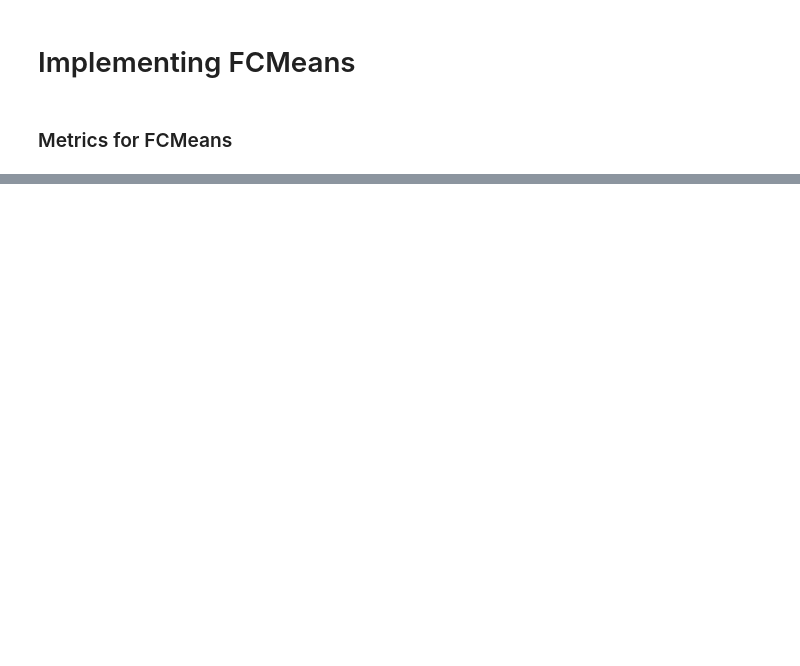
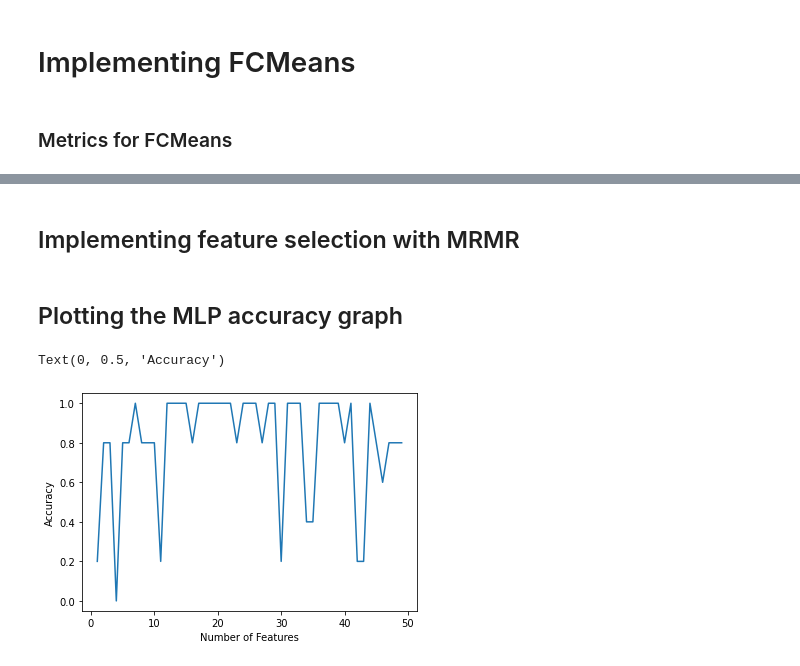
Before and after one commit to pemba007/final-exam, a Jupyter notebook: main.ipynb, the cells around one changed output, grey strips where cells are left out. Cells and saved outputs as stored; diff of their text form; code cells hidden in the pictures; blank space fills up the shorter version.

```diff
--- a/main.ipynb
+++ b/main.ipynb
@@ -935,0 +1051,2 @@ performance
+# %%
+df = pd.concat([df_3.iloc[:, : -1], df_6.iloc[:, : -1], df_7.iloc[:, : -1], df_10.iloc[:, : -1], df_12], axis = 1)
@@ -935,0 +1075,3 @@ performance
+# %%
+# Converting to 0 based indexing
+mrmr_indexes[:] = [index - 1 for index in mrmr_indexes]
@@ -935,0 +1108,7 @@ performance
+# %%
+# Get featurse from indexes
+def get_features(all_features, indexes):
+  df = pd.DataFrame()
+  for x in indexes:
+    df = pd.concat([df, all_features.iloc[:,x]], axis = 1)
+  return df
@@ -935,0 +1140,39 @@ performance
+# %% [markdown]
+## Implementing feature selection with MRMR
+# %%
+MLP_scores = list()
+SVC_scores = list()
+Kmeans_scores = list()
+FCMeans_scores = list()
+
+# Looping through number of features
+for n_feature in range(1, X.shape[1]):
+  # Getting features indexes
+  features_indexes = mrmr_indexes[:n_feature]
+  # Getting feature values
+  features = get_features(X, features_indexes)
+
+  # MLP
+  mlp_acc = evaluate_classififer(MLPClassifier(), features, y)
+  MLP_scores.append(mlp_acc)
+
+  # SVC
+  svc_acc = evaluate_classififer(SVC(), features, y)
+  SVC_scores.append(svc_acc)
+
+  # K Means
+  kmeans_acc = evaluate_kmeans(features, y)
+  Kmeans_scores.append(kmeans_acc)
+
+  # FCMeans
+  FCmeans_acc = evaluate_fcmmeans(features, y)
+  FCMeans_scores.append(FCmeans_acc)
+# %% [markdown]
+## Plotting the MLP accuracy graph
+# %%
+p = sns.lineplot(x=range(1,50), y = MLP_scores)
+p.set_xlabel("Number of Features")
+p.set_ylabel("Accuracy")
+# %% [output]
+Text(0, 0.5, 'Accuracy')
+[figure, added]
```
Also changed, not shown: parts of 41 cells of this notebook.
